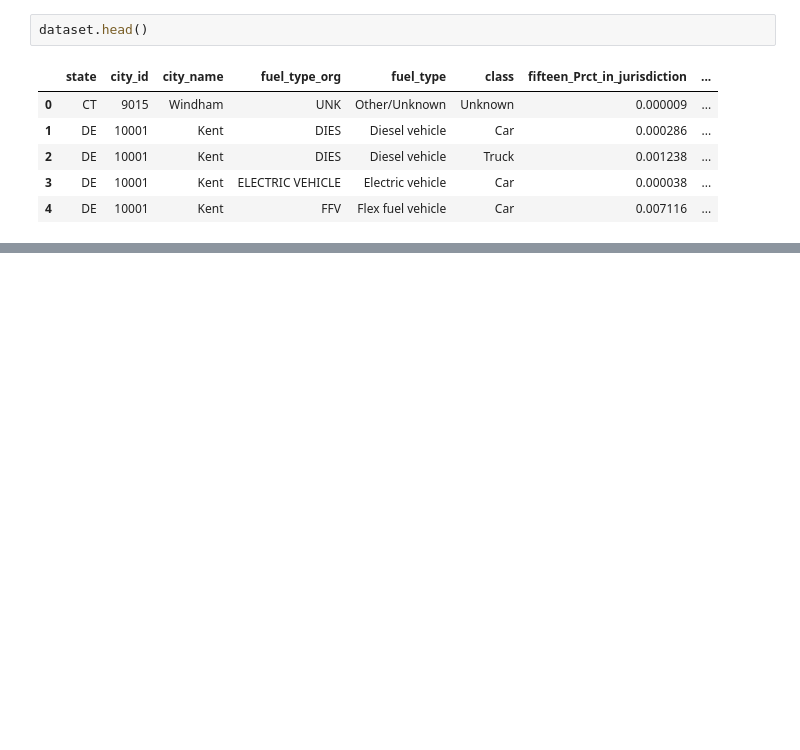
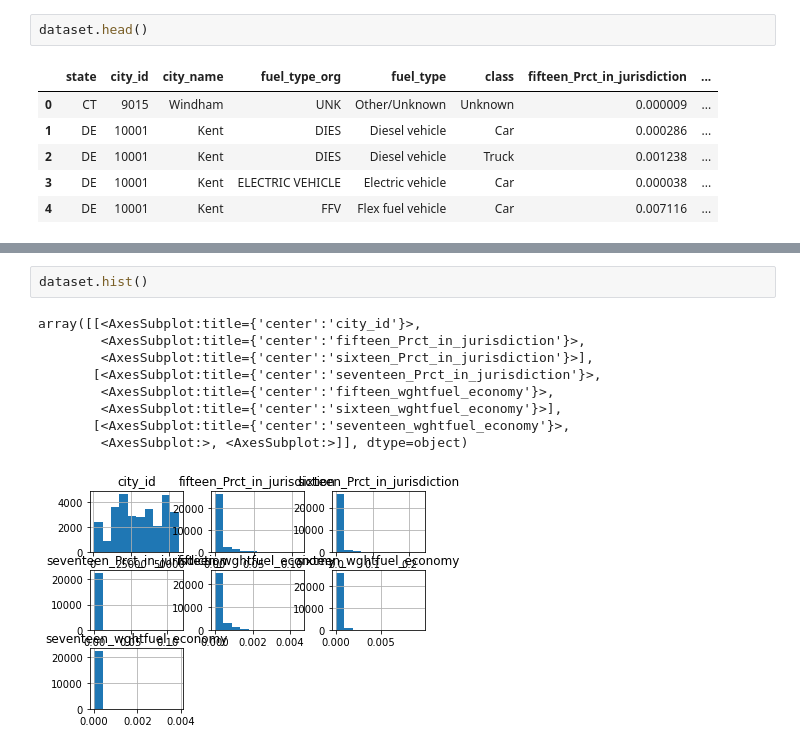
Before and after one commit to GitFox2021/Final-Project, a Jupyter notebook: Notebooks/Vehicles.ipynb, the cells around one changed output, grey strips where cells are left out. Saved outputs shown, nothing was run; the diff lists cells and outputs as text; blank space fills up the shorter version.

```diff
--- a/Notebooks/Vehicles.ipynb
+++ b/Notebooks/Vehicles.ipynb
@@ -13,0 +19,12 @@ dataset.head()
+# %%
+dataset.hist()
+# %% [output]
+array([[<AxesSubplot:title={'center':'city_id'}>,
+        <AxesSubplot:title={'center':'fifteen_Prct_in_jurisdiction'}>,
+        <AxesSubplot:title={'center':'sixteen_Prct_in_jurisdiction'}>],
+       [<AxesSubplot:title={'center':'seventeen_Prct_in_jurisdiction'}>,
+        <AxesSubplot:title={'center':'fifteen_wghtfuel_economy'}>,
+        <AxesSubplot:title={'center':'sixteen_wghtfuel_economy'}>],
+       [<AxesSubplot:title={'center':'seventeen_wghtfuel_economy'}>,
+        <AxesSubplot:>, <AxesSubplot:>]], dtype=object)
+[figure, added]
```
Also changed, not shown: parts of 1 cell of this notebook.
